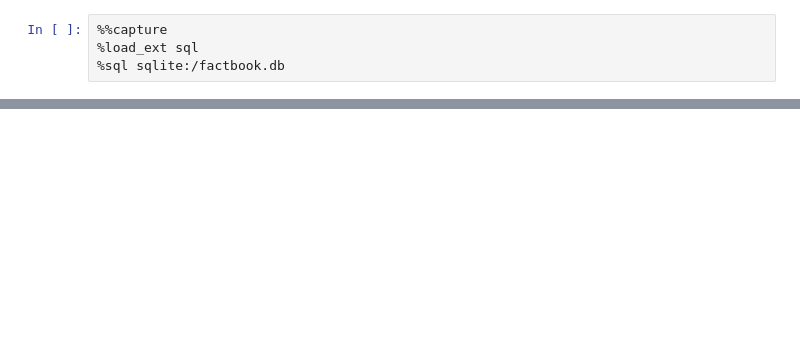
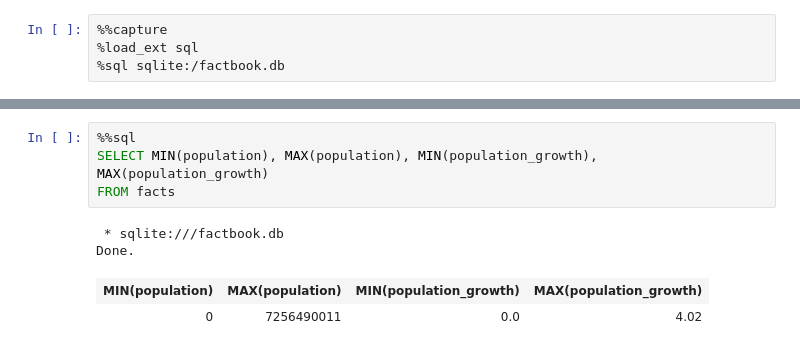
Before and after one commit to TR-1000/Machine-Learning-and-Data-Science, a Jupyter notebook: SQL/Analyzing CIA Factbook Data.ipynb, the cells around one changed output, grey strips where cells are left out. Drawn from its saved outputs; the diff is of its cells as text; blank space fills up the shorter version.

```diff
--- a/SQL/Analyzing CIA Factbook Data.ipynb
+++ b/SQL/Analyzing CIA Factbook Data.ipynb
@@ -16,0 +43,9 @@ Done.
+# %%
+%%sql
+SELECT MIN(population), MAX(population), MIN(population_growth), MAX(population_growth)
+FROM facts
+# %% [output]
+ * sqlite:///factbook.db
+Done.
+| MIN(population) | MAX(population) | MIN(population_growth) | MAX(population_growth) |
+| 0 | 7256490011 | 0.0 | 4.02 |
```
Also changed, not shown: parts of 14 cells of this notebook.
